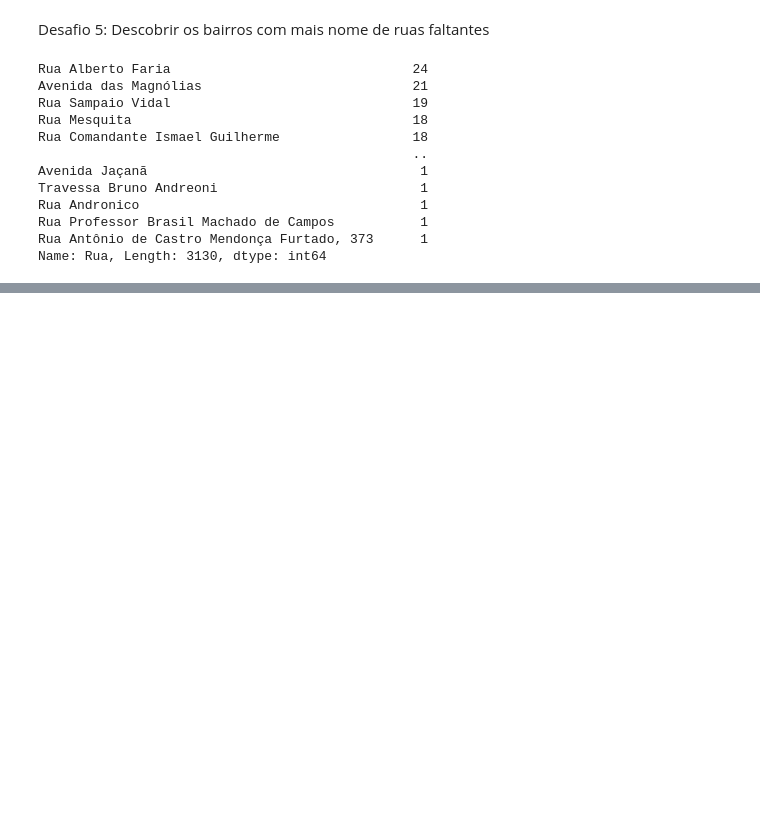
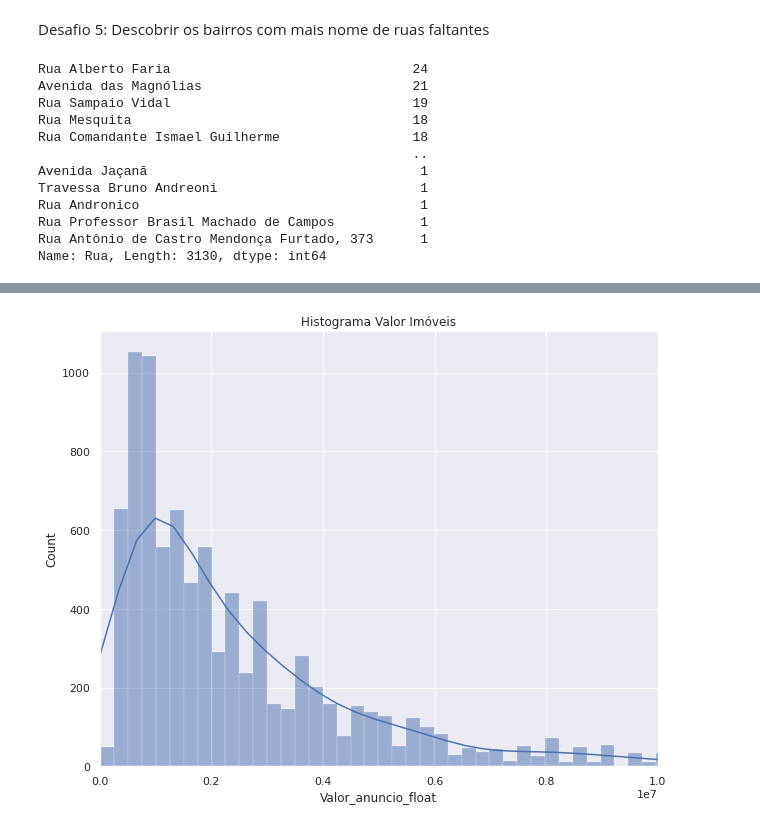
Before and after one commit to wnbrandao/wnbrandao, a Jupyter notebook: Imersão_Alura.ipynb, the cells around one changed output, grey strips where cells are left out. Saved outputs shown, nothing was run; the diff lists cells and outputs as text; code cells hidden in the pictures; blank space fills up the shorter version.

```diff
--- a/Imersão_Alura.ipynb
+++ b/Imersão_Alura.ipynb
@@ -163,0 +303,12 @@ bairros_sem_rua
+# %%
+import seaborn as sns
+import matplotlib.pyplot as plt
+
+sns.color_palette("flare", as_cmap=True)
+plt.figure(figsize=(10,8))
+ax = sns.histplot(data = dados_vendas, x = "Valor_anuncio_float", kde= True)
+ax.set_title("Histograma Valor Imóveis")
+plt.xlim(-50, 10000000)
+plt.show()
+# %% [output]
+[figure, added]
```
Also changed, not shown: parts of 19 cells of this notebook.
